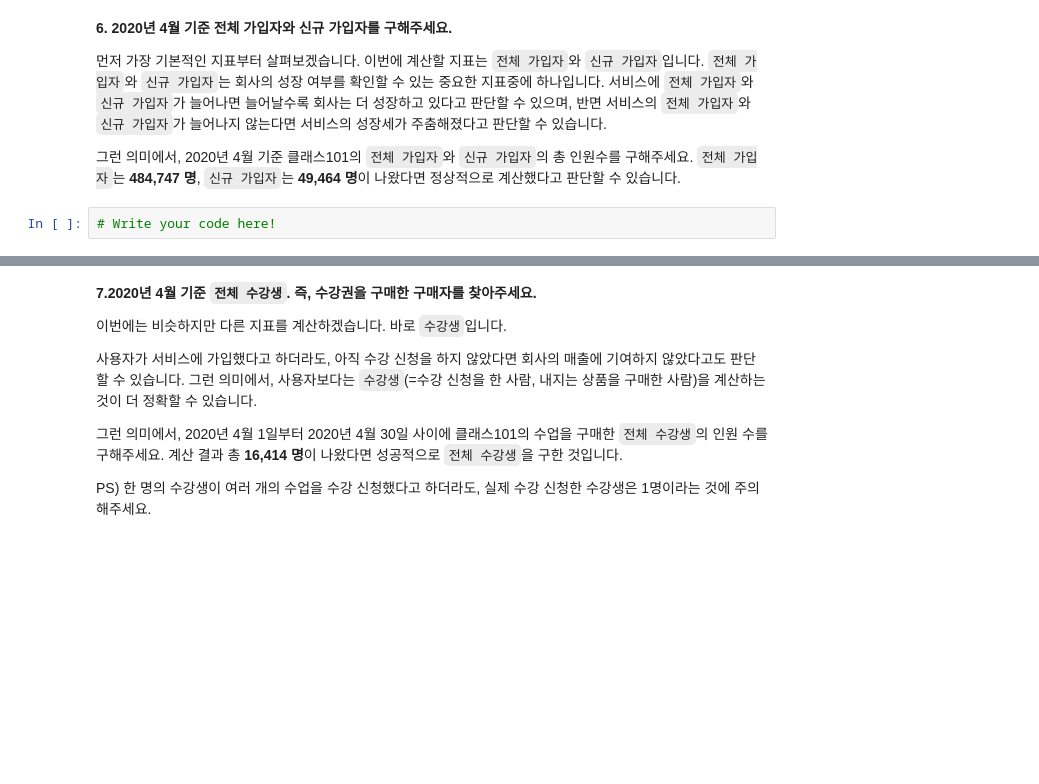
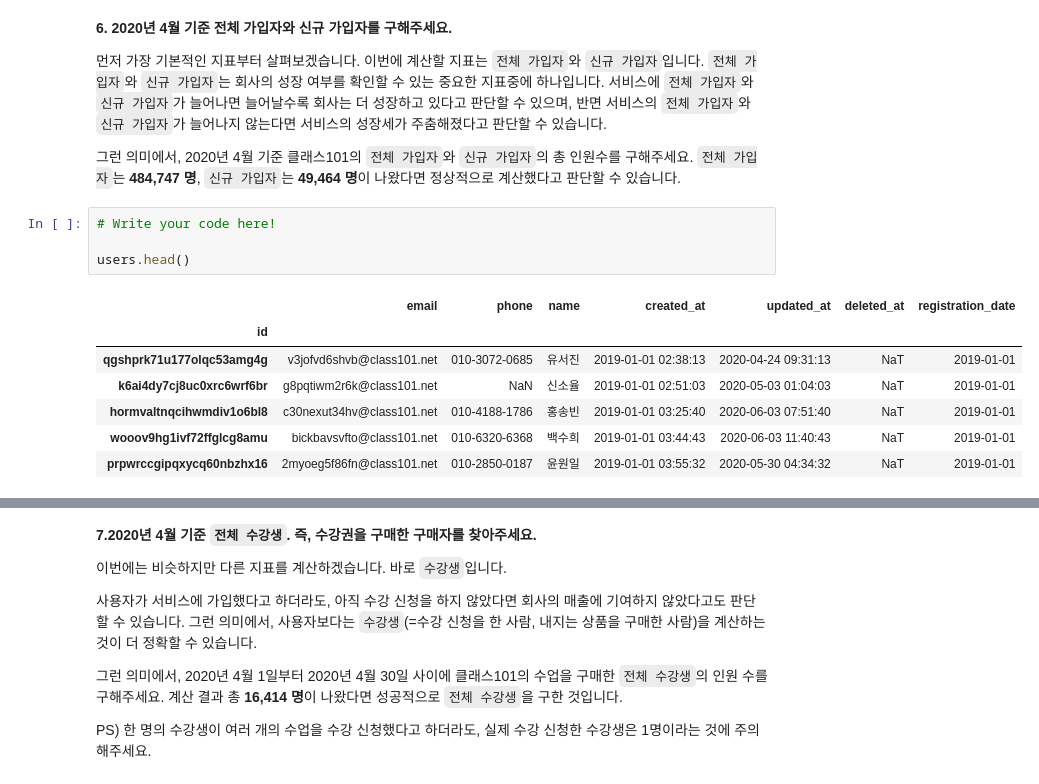
Before and after one commit to neoplane/Class101_DS_kmong, a Jupyter notebook: 0102_class101(assignment).ipynb, the cells around one changed output, grey strips where cells are left out. Saved outputs shown, nothing was run; the diff lists cells and outputs as text; blank space fills up the shorter version.

````diff
--- a/0102_class101(assignment).ipynb
+++ b/0102_class101(assignment).ipynb
@@ -444,3 +508,13 @@ PS) 판다스(Pandas)의 [astype](https://pandas.pydata.org/pandas-docs/stable/r
 그런 의미에서, 2020년 4월 기준 클래스101의 ```전체 가입자```와 ```신규 가입자```의 총 인원수를 구해주세요. ```전체 가입자```는 **484,747 명**, ```신규 가입자```는 **49,464 명**이 나왔다면 정상적으로 계산했다고 판단할 수 있습니다.
 # %%
 # Write your code here!
+
+users.head()
+# %% [output]
+|  | email | phone | name | created_at | updated_at | deleted_at | registration_date |
+| id |  |  |  |  |  |  |  |
+| qgshprk71u177olqc53amg4g | v3jofvd6shvb@class101.net | 010-3072-0685 | 유서진 | 2019-01-01 02:38:13 | 2020-04-24 09:31:13 | NaT | 2019-01-01 |
+| k6ai4dy7cj8uc0xrc6wrf6br | g8pqtiwm2r6k@class101.net | NaN | 신소율 | 2019-01-01 02:51:03 | 2020-05-03 01:04:03 | NaT | 2019-01-01 |
+| hormvaltnqcihwmdiv1o6bl8 | c30nexut34hv@class101.net | 010-4188-1786 | 홍송빈 | 2019-01-01 03:25:40 | 2020-06-03 07:51:40 | NaT | 2019-01-01 |
+| wooov9hg1ivf72ffglcg8amu | bickbavsvfto@class101.net | 010-6320-6368 | 백수희 | 2019-01-01 03:44:43 | 2020-06-03 11:40:43 | NaT | 2019-01-01 |
+| prpwrccgipqxycq60nbzhx16 | 2myoeg5f86fn@class101.net | 010-2850-0187 | 윤원일 | 2019-01-01 03:55:32 | 2020-05-30 04:34:32 | NaT | 2019-01-01 |
````
Also changed, not shown: parts of 9 cells of this notebook.
